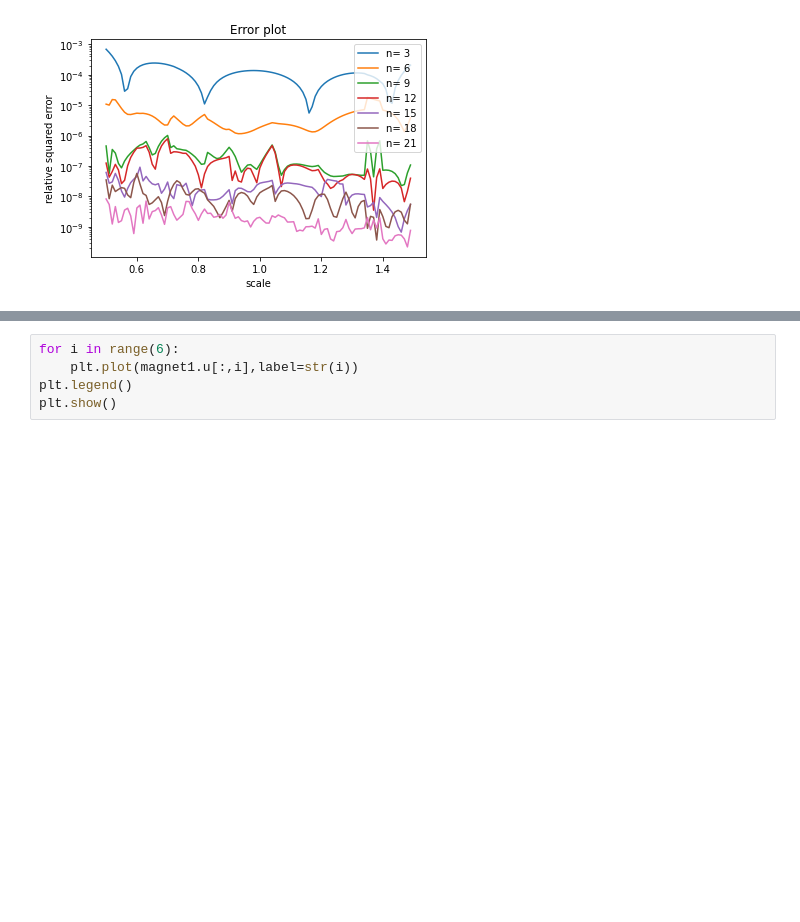
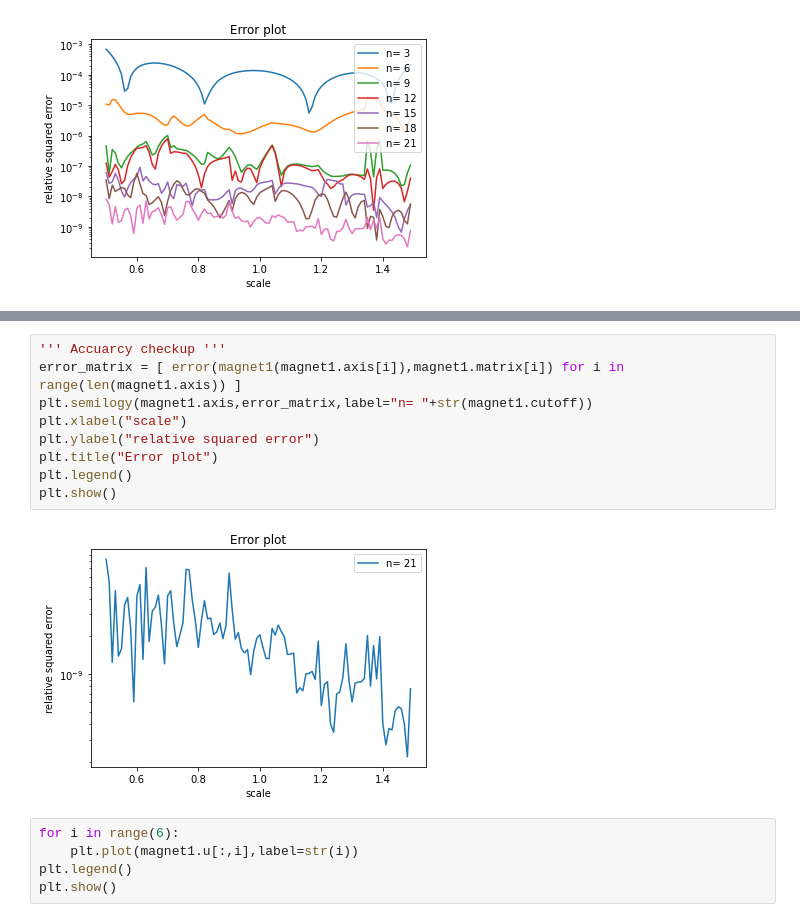
Before and after one commit to diogenes1991/RBMSecar, a Jupyter notebook: Emulator/RBM.ipynb, the cells around one changed output, grey strips where cells are left out. Saved outputs shown, nothing was run; the diff lists cells and outputs as text; blank space fills up the shorter version.

```diff
--- a/Emulator/RBM.ipynb
+++ b/Emulator/RBM.ipynb
@@ -159,3 +159,14 @@ print(str(nevals),"evaluations took",time.time()-start,"seconds")
+# %%
+''' Accuarcy checkup '''
+error_matrix = [ error(magnet1(magnet1.axis[i]),magnet1.matrix[i]) for i in range(len(magnet1.axis)) ]
+plt.semilogy(magnet1.axis,error_matrix,label="n= "+str(magnet1.cutoff))
+plt.xlabel("scale")
+plt.ylabel("relative squared error")
+plt.title("Error plot")
+plt.legend()
+plt.show()
+# %% [output]
+[figure, added]
 # %%
 for i in range(6):
     plt.plot(magnet1.u[:,i],label=str(i))
```
Also changed, not shown: parts of 3 cells of this notebook, 2 other files.
